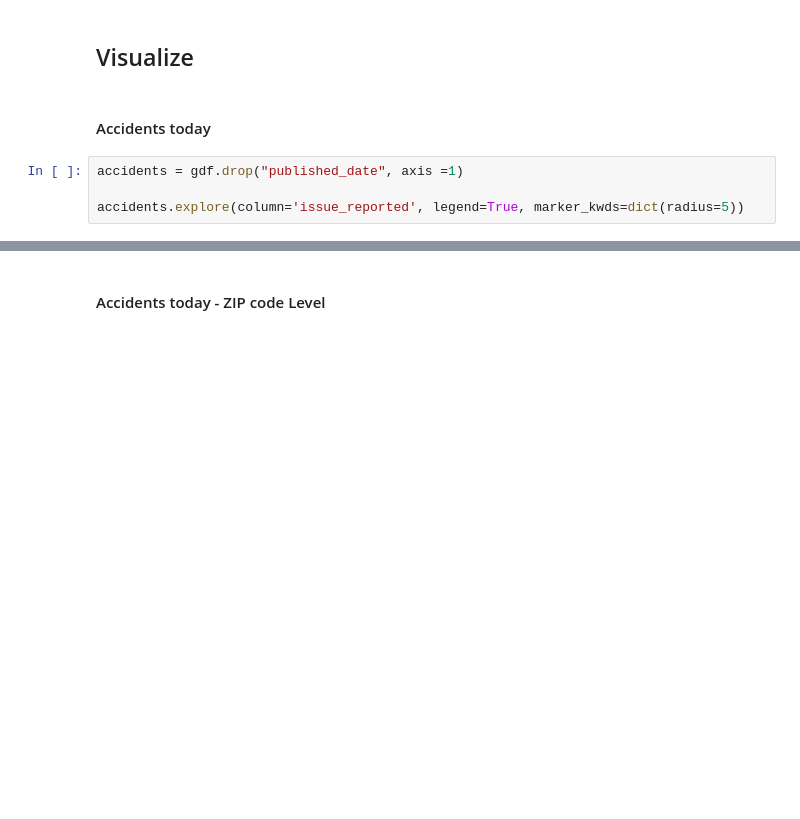
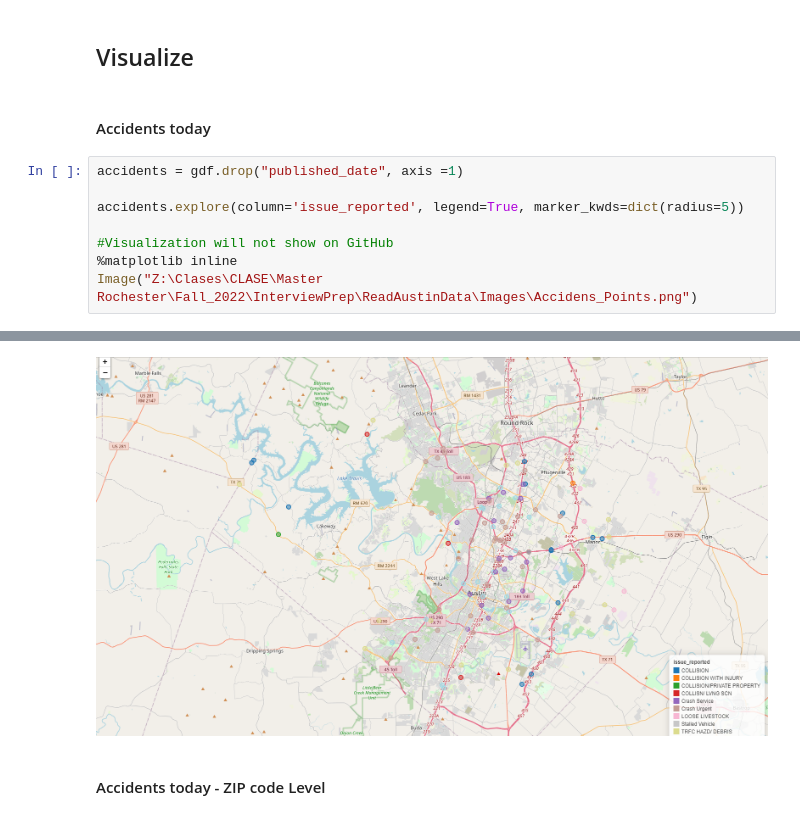
Before and after one commit to mnovovil/AustinTrafficAccidentsToday, a Jupyter notebook: Traffic_Accidents_Austin1.ipynb, the cells around one changed output, grey strips where cells are left out. Cells and saved outputs as stored; diff of their text form; blank space fills up the shorter version.

Commit message:
update visual
add images from png. GitHub Visual Purposes

```diff
--- a/Traffic_Accidents_Austin1.ipynb
+++ b/Traffic_Accidents_Austin1.ipynb
@@ -75,4 +78,8 @@ Accidents recorded today:  113
 accidents = gdf.drop("published_date", axis =1)
 
 accidents.explore(column='issue_reported', legend=True, marker_kwds=dict(radius=5))
+
+#Visualization will not show on GitHub
+%matplotlib inline
+Image("Z:\Clases\CLASE\Master Rochester\Fall_2022\InterviewPrep\ReadAustinData\Images\Accidens_Points.png")
 # %% [output]
@@ -80,3 +86,4 @@ accidents.explore(column='issue_reported', legend=True, marker_kwds=dict(radius=
+[figure, added]
 # %% [markdown]
 #### Accidents today - ZIP code Level
 # %%
```
Also changed, not shown: parts of 11 cells of this notebook.
